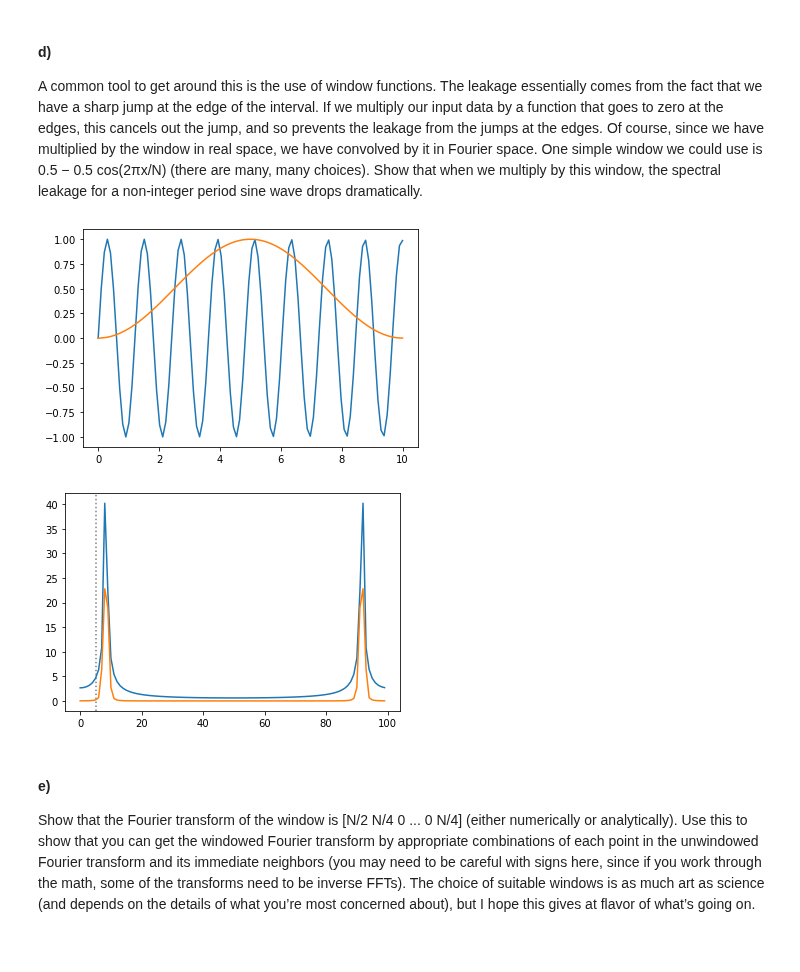
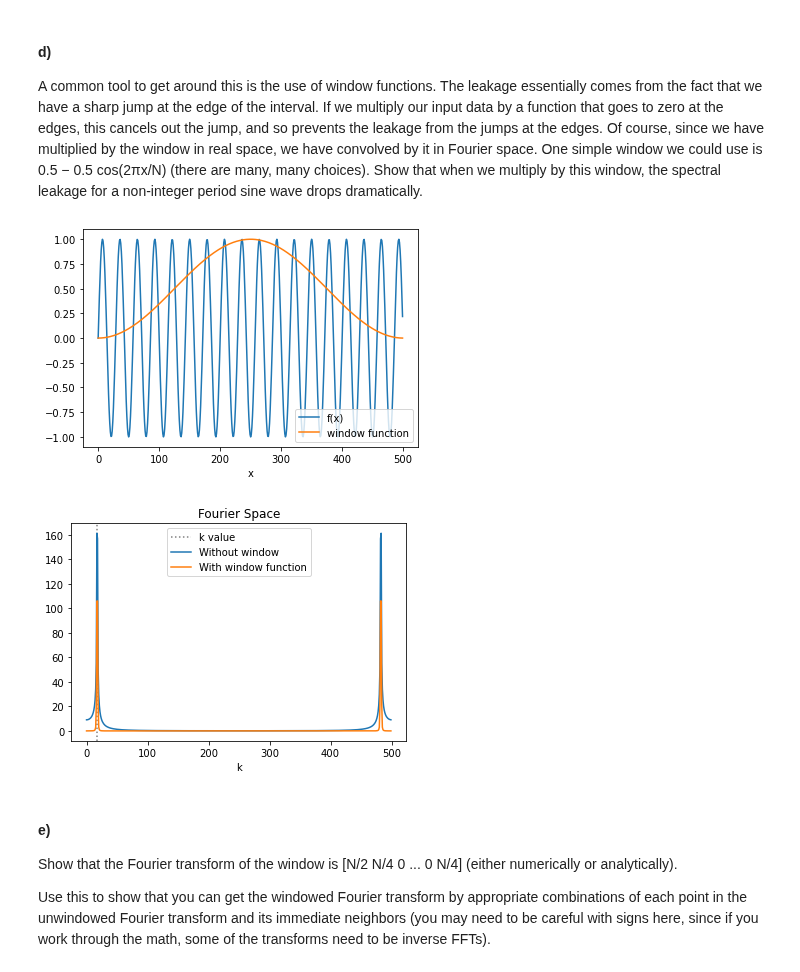
Before and after one commit to eklem1/Phys512_EK, a Jupyter notebook: PS4/PS4.ipynb, the cells around one changed output. Cells and saved outputs as stored; diff of their text form; code cells hidden in the pictures.

```diff
--- a/PS4/PS4.ipynb
+++ b/PS4/PS4.ipynb
@@ -223,32 +245,42 @@ A common tool to get around this is the use of window functions. The leakage ess
 # %%
 #https://www.analog.com/media/en/technical-documentation/dsp-book/dsp_book_Ch8.pdf
 
 window = lambda x, N: 0.5 - 0.5*np.cos(2*np.pi*x/N)
 
-# is this actually right, i though n was the number of points, but that really doesn't give a good answer
-# only really works when x starts at 0??
-# am i off by a factor of 2pi in the sin / cos ?
-x = np.linspace(0, 10, 100)
-k = 5.2
-sinArr = np.sin(k*x)
+N = 500 #number of points
+x = np.arange(N)
+k = 17.5
+sinArr = np.sin(2*np.pi*k*x/N)
 
-plt.plot(x, sinArr)
-plt.plot(x, window(x, max(x)))
+#plot starting functions
+plt.plot(x, sinArr, label='f(x)')
+plt.plot(x, window(x, N), label='window function')
+plt.legend(loc="lower right")
+plt.xlabel('x')
+
 plt.show()
 
+#do the FFT, and convolution
 sinArrDFT = np.fft.fft(sinArr)
-sinArrDFT_win = np.fft.fft(sinArr*window(x, max(x)))
+sinArrDFT_win = np.fft.fft(sinArr*window(x, len(x)))
 
-plt.axvline(k, ls=":", color="grey")
-plt.plot(abs(sinArrDFT))
-plt.plot(abs(sinArrDFT_win))
+#plot results
+plt.title("Fourier Space")
+plt.axvline(k, ls=":", color="grey", label="k value")
+plt.plot(abs(sinArrDFT), label="Without window")
+plt.plot(abs(sinArrDFT_win), label="With window function")
+plt.legend()
+plt.xlabel('k')
+
 plt.show()
 # %% [output]
-[figure, old version]
+[figure, new version]
-[figure, old version]
+[figure, new version]
 # %% [markdown]
 #### e)
-Show that the Fourier transform of the window is [N/2 N/4 0 ... 0 N/4] (either numerically or analytically). Use this to show that you can get the windowed Fourier transform by appropriate combinations of each point in the unwindowed Fourier transform and its immediate neighbors (you may need to be careful with signs here, since if you work through the math, some of the transforms need to be inverse FFTs). The choice of suitable windows is as much art as science (and depends on the details of what you’re most concerned about), but I hope this gives at flavor of what’s going on.
+Show that the Fourier transform of the window is [N/2 N/4 0 ... 0 N/4] (either numerically or analytically).
+
+Use this to show that you can get the windowed Fourier transform by appropriate combinations of each point in the unwindowed Fourier transform and its immediate neighbors (you may need to be careful with signs here, since if you work through the math, some of the transforms need to be inverse FFTs).
 # %%
 #WHY does this only match when the Ns are diffffferent??
 # I really think N = len(x) - aka the number of points, but like why does this not work
```
Also changed, not shown: parts of 9 cells of this notebook.
